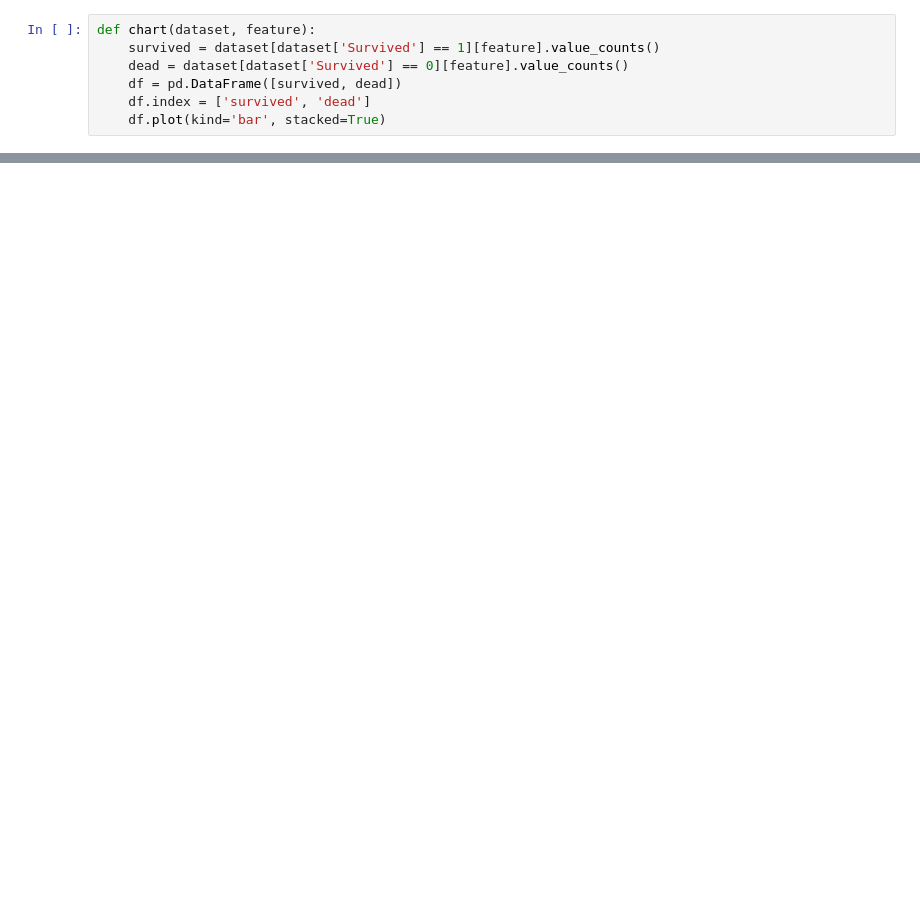
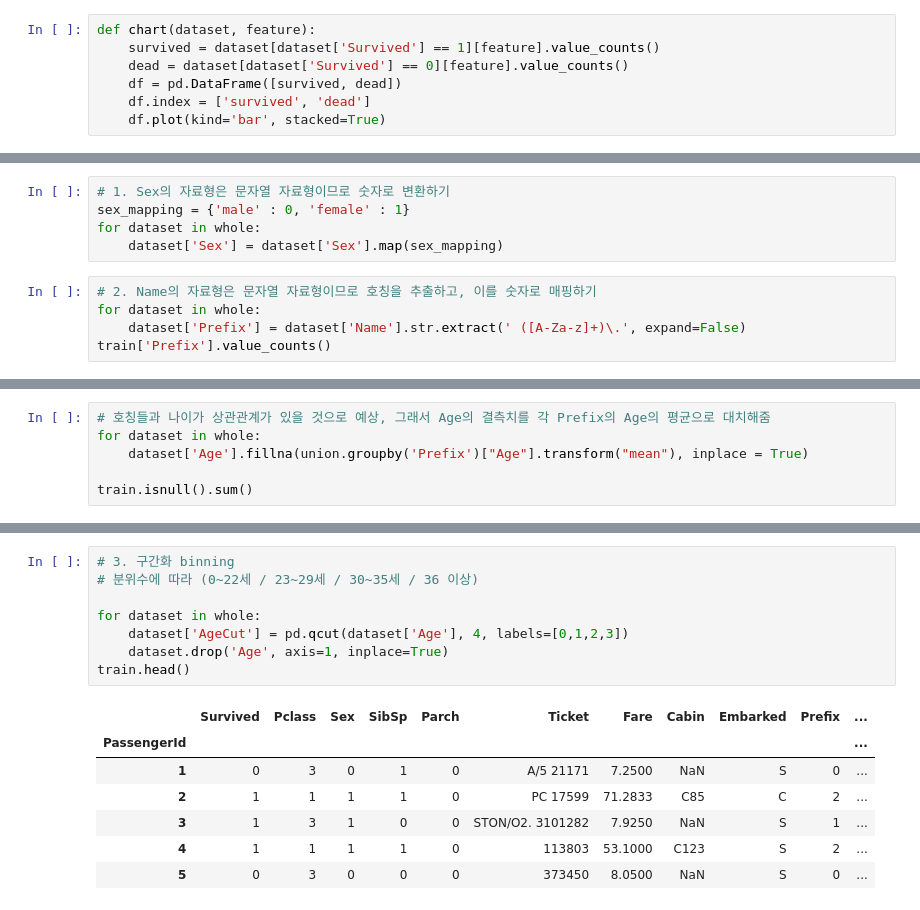
Before and after one commit to Felix-Silas/BITAmin, a Jupyter notebook: titanic.ipynb, the cells around one changed output, grey strips where cells are left out. Drawn from its saved outputs; the diff is of its cells as text; blank space fills up the shorter version.

```diff
--- a/titanic.ipynb
+++ b/titanic.ipynb
@@ -145,0 +195,10 @@ chart(train, 'Embarked')
+# %%
+# 1. Sex의 자료형은 문자열 자료형이므로 숫자로 변환하기
+sex_mapping = {'male' : 0, 'female' : 1}
+for dataset in whole:
+    dataset['Sex'] = dataset['Sex'].map(sex_mapping)
+# %%
+# 2. Name의 자료형은 문자열 자료형이므로 호칭을 추출하고, 이를 숫자로 매핑하기
+for dataset in whole:
+    dataset['Prefix'] = dataset['Name'].str.extract(' ([A-Za-z]+)\.', expand=False)
+train['Prefix'].value_counts()
@@ -145,0 +254,6 @@ chart(train, 'Embarked')
+# %%
+# 호칭들과 나이가 상관관계가 있을 것으로 예상, 그래서 Age의 결측치를 각 Prefix의 Age의 평균으로 대치해줌
+for dataset in whole:
+    dataset['Age'].fillna(union.groupby('Prefix')["Age"].transform("mean"), inplace = True)
+
+train.isnull().sum()
@@ -145,0 +273,16 @@ chart(train, 'Embarked')
+# %%
+# 3. 구간화 binning
+# 분위수에 따라 (0~22세 / 23~29세 / 30~35세 / 36 이상)
+
+for dataset in whole:
+    dataset['AgeCut'] = pd.qcut(dataset['Age'], 4, labels=[0,1,2,3])
+    dataset.drop('Age', axis=1, inplace=True)
+train.head()
+# %% [output]
+|  | Survived | Pclass | Sex | SibSp | Parch | Ticket | Fare | Cabin | Embarked | Prefix | ... |
+| PassengerId |  |  |  |  |  |  |  |  |  |  | ... |
+| 1 | 0 | 3 | 0 | 1 | 0 | A/5 21171 | 7.2500 | NaN | S | 0 | ... |
+| 2 | 1 | 1 | 1 | 1 | 0 | PC 17599 | 71.2833 | C85 | C | 2 | ... |
+| 3 | 1 | 3 | 1 | 0 | 0 | STON/O2. 3101282 | 7.9250 | NaN | S | 1 | ... |
+| 4 | 1 | 1 | 1 | 1 | 0 | 113803 | 53.1000 | C123 | S | 2 | ... |
+| 5 | 0 | 3 | 0 | 0 | 0 | 373450 | 8.0500 | NaN | S | 0 | ... |
```
Also changed, not shown: parts of 24 cells of this notebook.
